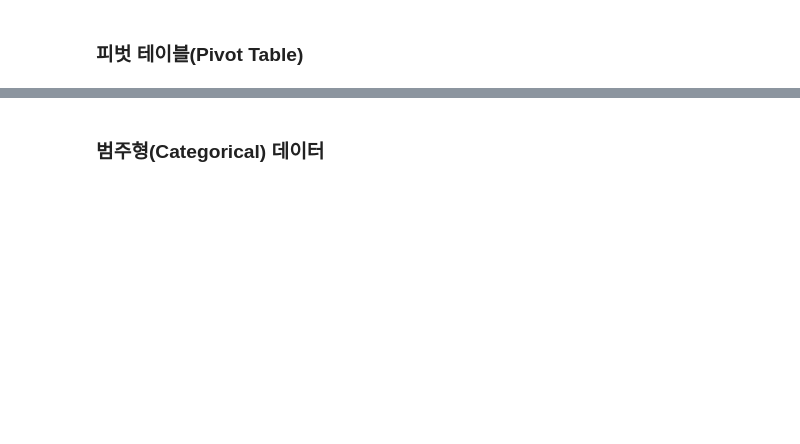
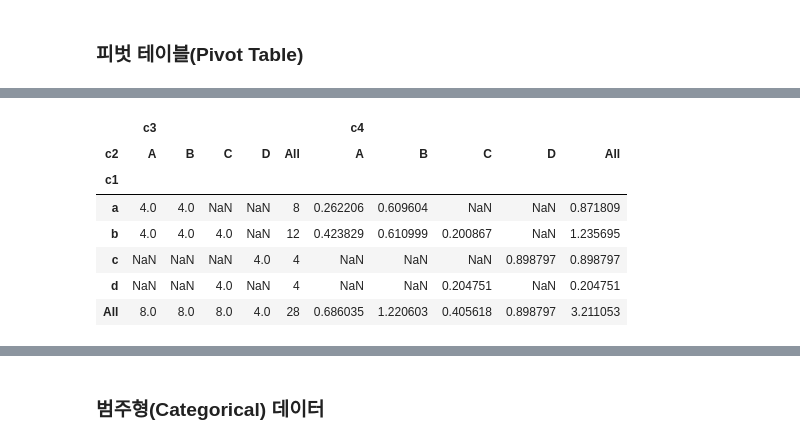
Before and after one commit to wjlee611/studyPython_Library, a Jupyter notebook: Pandas/_Pandas_한번에_제대로_배우기.ipynb, the cells around one changed output, grey strips where cells are left out. Drawn from its saved outputs; the diff is of its cells as text; code cells hidden in the pictures; blank space fills up the shorter version.

```diff
--- a/Pandas/_Pandas_한번에_제대로_배우기.ipynb
+++ b/Pandas/_Pandas_한번에_제대로_배우기.ipynb
@@ -2707,0 +2734,15 @@ df.groupby('c1').apply(top)
+# %%
+df.pivot_table(['c3', 'c4'],
+                index=['c1'],
+                columns=['c2'],
+                margins=True,
+                aggfunc=sum)
+# %% [output]
+|  | c3 |  |  |  |  | c4 |  |  |  |  |
+| c2 | A | B | C | D | All | A | B | C | D | All |
+| c1 |  |  |  |  |  |  |  |  |  |  |
+| a | 4.0 | 4.0 | NaN | NaN | 8 | 0.262206 | 0.609604 | NaN | NaN | 0.871809 |
+| b | 4.0 | 4.0 | 4.0 | NaN | 12 | 0.423829 | 0.610999 | 0.200867 | NaN | 1.235695 |
+| c | NaN | NaN | NaN | 4.0 | 4 | NaN | NaN | NaN | 0.898797 | 0.898797 |
+| d | NaN | NaN | 4.0 | NaN | 4 | NaN | NaN | 0.204751 | NaN | 0.204751 |
+| All | 8.0 | 8.0 | 8.0 | 4.0 | 28 | 0.686035 | 1.220603 | 0.405618 | 0.898797 | 3.211053 |
```
Also changed, not shown: parts of 233 cells of this notebook.
